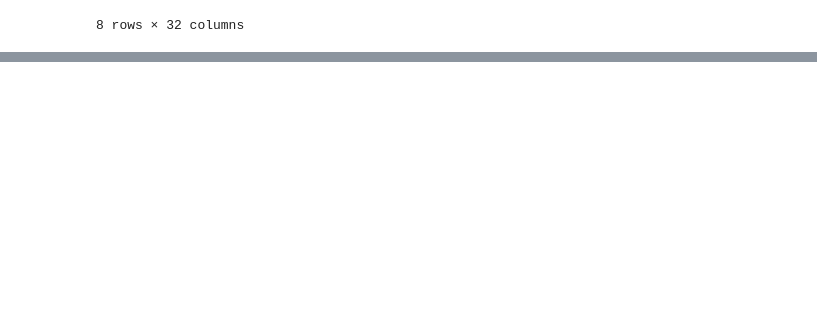
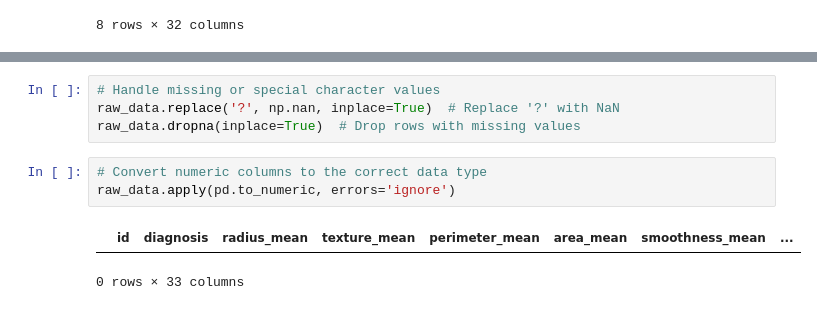
Before and after one commit to ilsear17/Programacion-2, a Jupyter notebook: Challenges/1.- Challenge Cancer/Cancer Detection - Challenge 1.ipynb, the cells around one changed output, grey strips where cells are left out. Saved outputs shown, nothing was run; the diff lists cells and outputs as text; blank space fills up the shorter version.

```diff
--- a/Challenges/1.- Challenge Cancer/Cancer Detection - Challenge 1.ipynb
+++ b/Challenges/1.- Challenge Cancer/Cancer Detection - Challenge 1.ipynb
@@ -121,0 +173,10 @@ raw_data.describe()
+# %%
+# Handle missing or special character values
+raw_data.replace('?', np.nan, inplace=True)  # Replace '?' with NaN
+raw_data.dropna(inplace=True)  # Drop rows with missing values
+# %%
+# Convert numeric columns to the correct data type
+raw_data.apply(pd.to_numeric, errors='ignore')
+# %% [output]
+|  | id | diagnosis | radius_mean | texture_mean | perimeter_mean | area_mean | smoothness_mean | ... |
+0 rows × 33 columns
```
Also changed, not shown: parts of 9 cells of this notebook.
